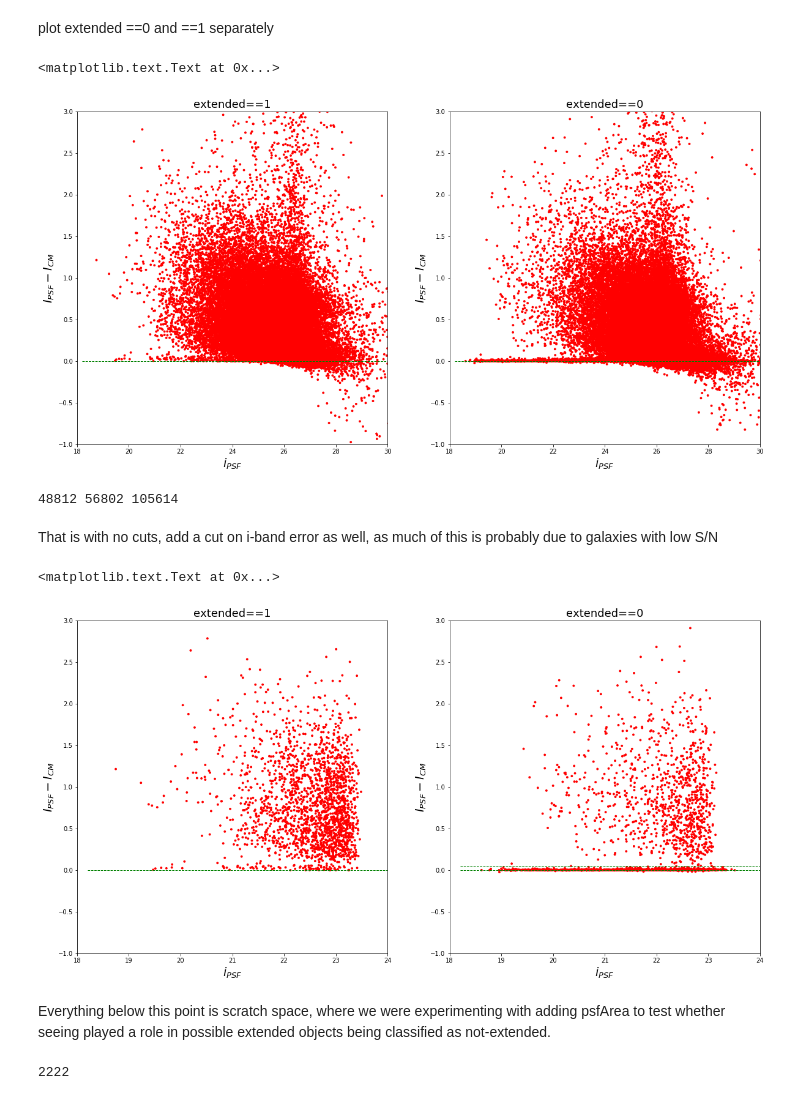
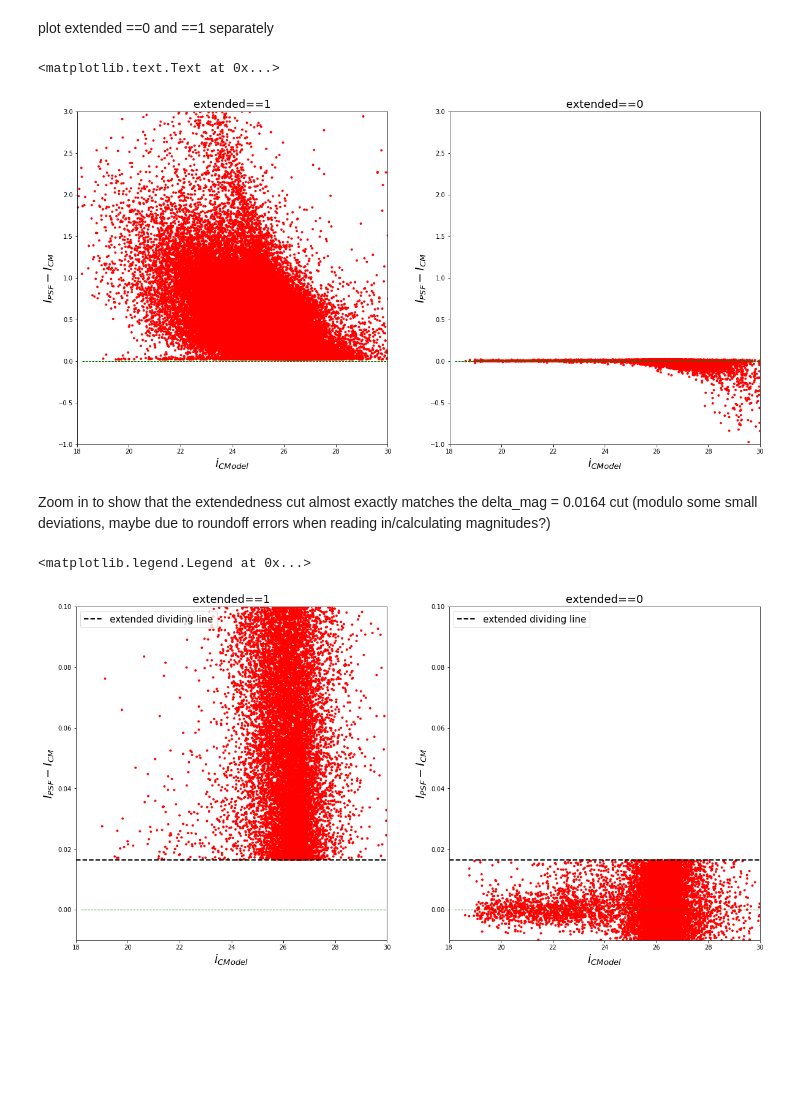
Before and after one commit to lsst-sitcom/notebooks, a Jupyter notebook: HSC_colorcolor.ipynb, the cells around one changed output. Saved outputs shown, nothing was run; the diff lists cells and outputs as text; code cells hidden in the pictures; blank space fills up the shorter version.

```diff
--- a/HSC_colorcolor.ipynb
+++ b/HSC_colorcolor.ipynb
@@ -278,0 +287,12 @@ plt.ylim([-2,2])
+# %%
+deli = df_hsc['I_psf']-df_hsc['I_cm']
+extendedness = df_hsc['extended']
+plt.scatter(df_hsc['I_cm'],deli,marker='o',s=5,c='r',edgecolor='none')
+plt.plot([])
+plt.plot([15,34],[0,0],linewidth=1,linestyle='--',color='k')
+plt.plot([15,34],[0.0164,0.0164],linewidth=1,linestyle='--',color='b',label='extended definition line')
+plt.xlabel("$i_{CModel}$",fontsize=19)
+plt.ylabel("$I_{PSF}-I_{CModel}$",fontsize=19)
+plt.ylim([-.01,.1])
+plt.xlim([17,26])
+plt.legend(loc='upper left',fontsize=15)
@@ -284,20 +326,20 @@ extflag = (extendedness>.4)
 #delicut = deli[extflag]
 fig = plt.figure(figsize=(20,10))
 ax = plt.subplot(121)
-ax.scatter(df_hsc['I_psf'][extflag],deli[extflag],marker='o',s=15,c='r',edgecolor='none')
+ax.scatter(df_hsc['I_cm'][extflag],deli[extflag],marker='o',s=15,c='r',edgecolor='none')
 #plt.scatter(psfcut,delicut,marker='o',s=5,c='b',edgecolor='None')
 ax.plot([18.2,30],[0,0],linewidth=1,linestyle='--',color='g')
-plt.xlabel("$i_{PSF}$",fontsize=19)
+plt.xlabel("$i_{CModel}$",fontsize=19)
 plt.ylabel("$I_{PSF}-I_{CM}$",fontsize=19)
 plt.xlim([18,30])
 plt.ylim([-1,3])
 plt.title("extended==1", fontsize=18)
 noextflag = np.invert(extflag)
 bx = plt.subplot(122)
-bx.scatter(df_hsc['I_psf'][noextflag],deli[noextflag],marker='o',s=15,c='r',edgecolor='none')
+bx.scatter(df_hsc['I_cm'][noextflag],deli[noextflag],marker='o',s=15,c='r',edgecolor='none')
 #plt.scatter(psfcut,delicut,marker='o',s=5,c='b',edgecolor='None')
 bx.plot([18.2,30],[0,0],linewidth=1,linestyle='--',color='g')
-plt.xlabel("$i_{PSF}$",fontsize=19)
+plt.xlabel("$i_{CModel}$",fontsize=19)
 plt.ylabel("$I_{PSF}-I_{CM}$",fontsize=19)
 plt.xlim([18,30])
 plt.ylim([-1,3])
@@ -305,55 +347,37 @@ plt.title("extended==0",fontsize=18)
 #ax.scatter(deli,extendedness,marker='o',s=9,edgecolor='None',c='r')
 # %% [output]
 <matplotlib.text.Text at 0x...>
-[figure, old version]
+[figure, new version]
-# %%
-print (sum(extflag),sum(noextflag),sum(extflag)+sum(noextflag))
-# %% [output]
-48812 56802 105614
-# %% [markdown]
-That is with no cuts, add a cut on i-band error as well, as much of this is probably due to galaxies with low S/N
+# %% [markdown]
+Zoom in to show that the extendedness cut almost exactly matches the delta_mag = 0.0164 cut (modulo some small deviations, maybe due to roundoff errors when reading in/calculating magnitudes?)
 # %%
-extendmask = (df_hsc['extended']>0.4)
-noextmask = np.invert(extendmask)
-errmask = np.logical_and(df_hsc['I_psferr']<0.01,extendmask)
-noexterrmask = np.logical_and(df_hsc['I_psferr']<0.01,noextmask)
-
-stars = df_hsc[noexterrmask]
-gals = df_hsc[errmask]
-
-sipsfcut = stars['I_psf']
-gipsfcut = gals['I_psf']
-sdelicut = stars['I_psf']-stars['I_cm']
-gdelicut = gals['I_psf']-gals['I_cm']
-
+extflag = (extendedness>.4)
+#psfcut = df_hsc['I_psf'][extflag]
+#delicut = deli[extflag]
 fig = plt.figure(figsize=(20,10))
 ax = plt.subplot(121)
-ax.scatter(gipsfcut,gdelicut,marker='o',s=15,c='r',edgecolor='none')
-#plt.scatter(psfcut,delicut,marker='o',s=5,c='b',edgecolor='None')
+ax.scatter(df_hsc['I_cm'][extflag],deli[extflag],marker='o',s=15,c='r',edgecolor='none')
+ax.plot([18,30],[0.0164,0.0164],lw=2,linestyle='--',c='k',label="extended dividing line")
 ax.plot([18.2,30],[0,0],linewidth=1,linestyle='--',color='g')
-plt.xlabel("$i_{PSF}$",fontsize=19)
+plt.xlabel("$i_{CModel}$",fontsize=19)
 plt.ylabel("$I_{PSF}-I_{CM}$",fontsize=19)
-plt.xlim([18,24])
-plt.ylim([-1,3])
+plt.xlim([18,30])
+plt.ylim([-.01,.1])
 plt.title("extended==1", fontsize=18)
+plt.legend(loc='upper left',fontsize=15)
 noextflag = np.invert(extflag)
 bx = plt.subplot(122)
-bx.scatter(sipsfcut,sdelicut,marker='o',s=15,c='r',edgecolor='none')
+bx.scatter(df_hsc['I_cm'][noextflag],deli[noextflag],marker='o',s=15,c='r',edgecolor='none')
 #plt.scatter(psfcut,delicut,marker='o',s=5,c='b',edgecolor='None')
 bx.plot([18.2,30],[0,0],linewidth=1,linestyle='--',color='g')
-bx.plot([18.2,30],[0.05,0.05],lw=1,linestyle='--',color='g')
-plt.xlabel("$i_{PSF}$",fontsize=19)
+bx.plot([18,30],[0.0164,0.0164],lw=2,linestyle='--',c='k',label="extended dividing line")
+plt.xlabel("$i_{CModel}$",fontsize=19)
 plt.ylabel("$I_{PSF}-I_{CM}$",fontsize=19)
-plt.xlim([18,24])
-plt.ylim([-1,3])
+plt.xlim([18,30])
+plt.ylim([-.01,.1])
 plt.title("extended==0",fontsize=18)
+plt.legend(loc='upper left',fontsize=15)
 #ax.scatter(deli,extendedness,marker='o',s=9,edgecolor='None',c='r')
 # %% [output]
-<matplotlib.text.Text at 0x...>
+<matplotlib.legend.Legend at 0x...>
-[figure, old version]
+[figure, new version]
-# %% [markdown]
-Everything below this point is scratch space, where we were experimenting with adding psfArea to test whether seeing played a role in possible extended objects being classified as not-extended.
-# %%
-print (len(sipsfcut))
-# %% [output]
-2222
```
Also changed, not shown: parts of 25 cells of this notebook.
